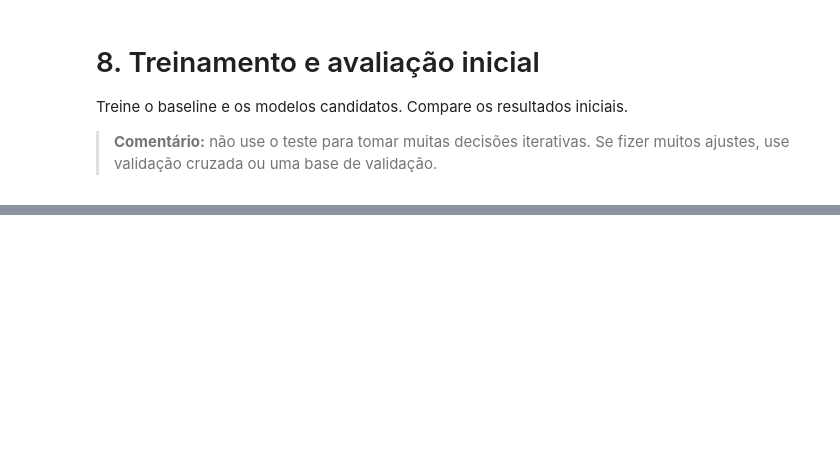
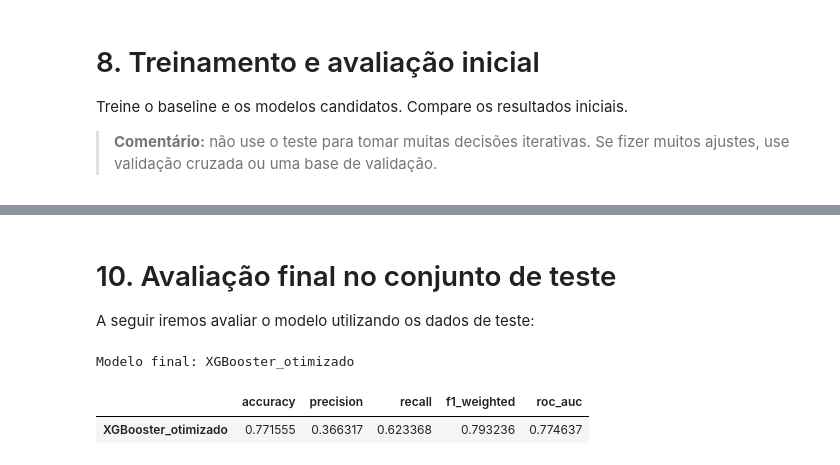
Before and after one commit to LucasBarbosaSilva/MVPSprint3MLAnalytics, a Jupyter notebook: MVP_Sprint_3_ML_Analytics.ipynb, the cells around one changed output, grey strips where cells are left out. Saved outputs shown, nothing was run; the diff lists cells and outputs as text; code cells hidden in the pictures; blank space fills up the shorter version.

```diff
--- a/MVP_Sprint_3_ML_Analytics.ipynb
+++ b/MVP_Sprint_3_ML_Analytics.ipynb
@@ -226,10 +191,9 @@ def evaluate_classification(y_true, y_pred, proba=None):
     """Calcula métricas básicas para classificação."""
     results = {
         "accuracy": accuracy_score(y_true, y_pred),
-        "f1_weighted": f1_score(y_true, y_pred, average="weighted"),
-        # "roc_auc_score": roc_auc_score(y_true, y_pred), analisar como funciona
-        # "recall": recall_score(y_true, y_pred),
-        # "precision": precision_score(y_true, y_pred),
+        "precision": precision_score(y_true, y_pred),
+        "recall": recall_score(y_true, y_pred),
+        "f1_weighted": f1_score(y_true, y_pred, average="weighted")
     }
 
     # ROC AUC é mais direto para classificação binária com probabilidades.
@@ -1124,0 +1066,22 @@ Esta seção é opcional, mas recomendada quando o treinamento for demorado.
+# %% [markdown]
+# 10. Avaliação final no conjunto de teste
+
+A seguir iremos avaliar o modelo utilizando os dados de teste:
+# %%
+# === Avaliação final ===
+
+final_model = search_xgb.best_estimator_
+final_model_name = "XGBooster_otimizado"
+final_results = {}
+
+print("Modelo final:", final_model_name)
+
+y_pred = final_model.predict(X_test)
+
+proba = final_model.predict_proba(X_test) if hasattr(final_model, "predict_proba") else None
+final_results[final_model_name] = evaluate_classification(y_test, y_pred, proba)
+show_results_table(final_results)
+# %% [output]
+Modelo final: XGBooster_otimizado
+|  | accuracy | precision | recall | f1_weighted | roc_auc |
+| XGBooster_otimizado | 0.771555 | 0.366317 | 0.623368 | 0.793236 | 0.774637 |
```
Also changed, not shown: parts of 51 cells of this notebook.
